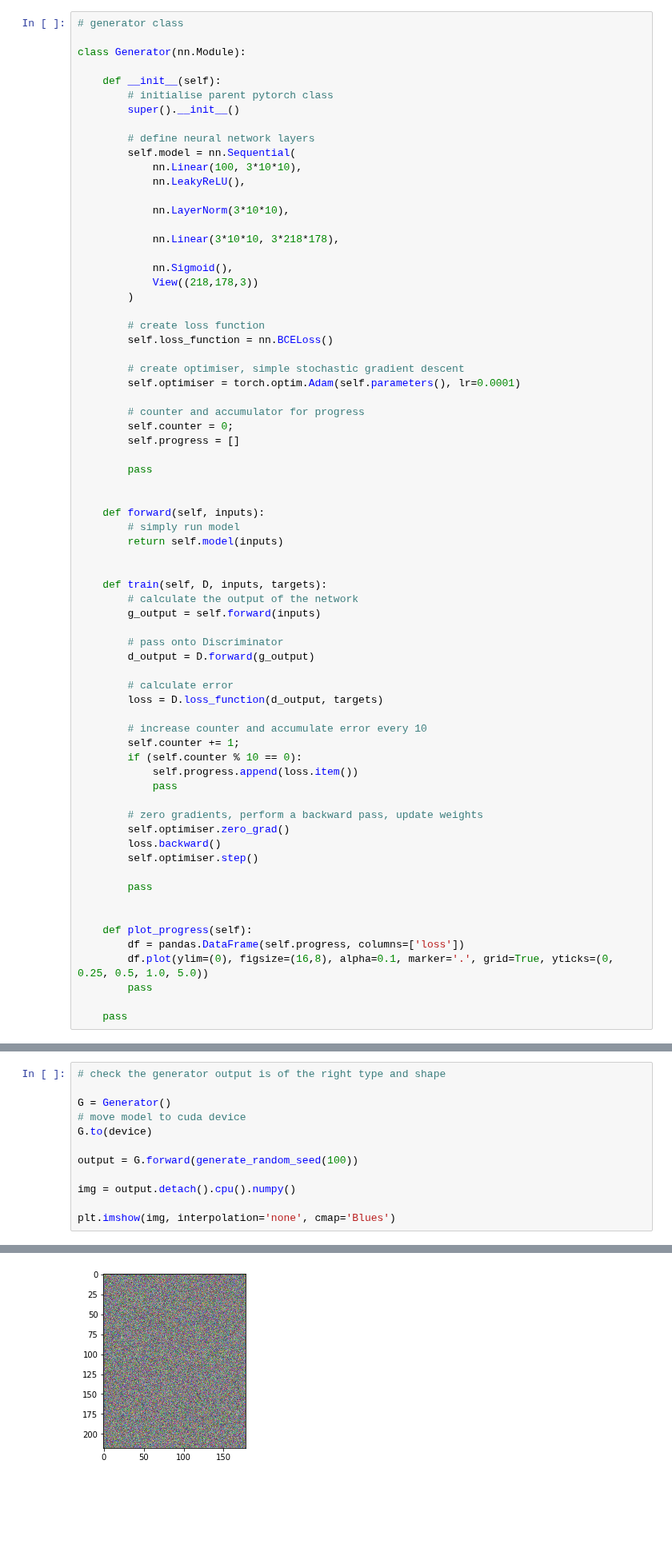
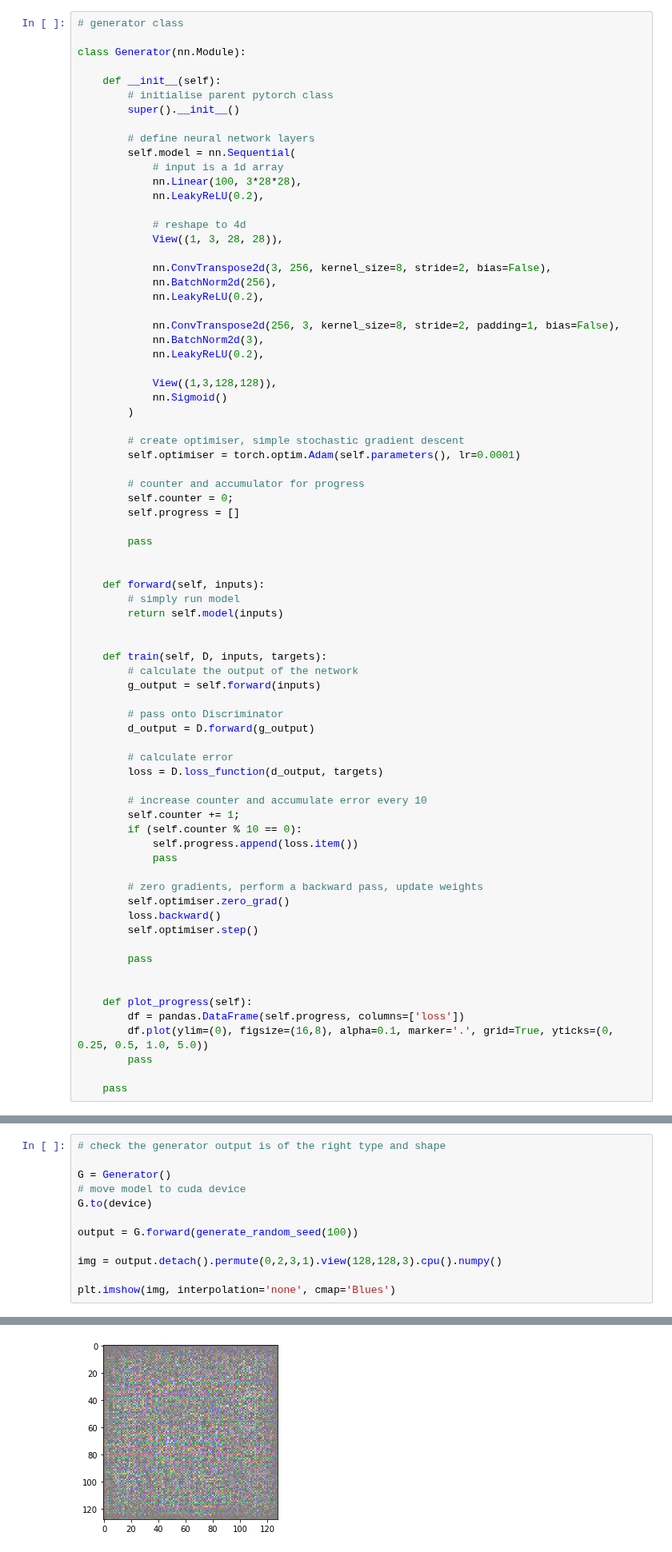
Before and after one commit to makeyourownneuralnetwork/gan, a Jupyter notebook: 13_conv_gan_celeba.ipynb, the cells around one changed output, grey strips where cells are left out. Shown at 80% size. Saved outputs shown, nothing was run; the diff lists cells and outputs as text; blank space fills up the shorter version.

```diff
--- a/13_conv_gan_celeba.ipynb
+++ b/13_conv_gan_celeba.ipynb
@@ -255,19 +256,24 @@ class Generator(nn.Module):
 
         # define neural network layers
         self.model = nn.Sequential(
-            nn.Linear(100, 3*10*10),
-            nn.LeakyReLU(),
+            # input is a 1d array
+            nn.Linear(100, 3*28*28),
+            nn.LeakyReLU(0.2),
 
-            nn.LayerNorm(3*10*10),
+            # reshape to 4d
+            View((1, 3, 28, 28)),
 
-            nn.Linear(3*10*10, 3*218*178),
+            nn.ConvTranspose2d(3, 256, kernel_size=8, stride=2, bias=False),
+            nn.BatchNorm2d(256),
+            nn.LeakyReLU(0.2),
 
-            nn.Sigmoid(),
-            View((218,178,3))
+            nn.ConvTranspose2d(256, 3, kernel_size=8, stride=2, padding=1, bias=False),
+            nn.BatchNorm2d(3),
+            nn.LeakyReLU(0.2),
+
+            View((1,3,128,128)),
+            nn.Sigmoid()
         )
-
-        # create loss function
-        self.loss_function = nn.BCELoss()
 
         # create optimiser, simple stochastic gradient descent
         self.optimiser = torch.optim.Adam(self.parameters(), lr=0.0001)
@@ -319,18 +325,18 @@ class Generator(nn.Module):
 # %%
 # check the generator output is of the right type and shape
 
 G = Generator()
 # move model to cuda device
 G.to(device)
 
 output = G.forward(generate_random_seed(100))
 
-img = output.detach().cpu().numpy()
+img = output.detach().permute(0,2,3,1).view(128,128,3).cpu().numpy()
 
 plt.imshow(img, interpolation='none', cmap='Blues')
 # %% [output]
 <matplotlib.image.AxesImage at 0x...>
-[figure, old version]
+[figure, new version]
 # %% [markdown]
 ## Train GAN
 # %%
```
Also changed, not shown: parts of 6 cells of this notebook.
